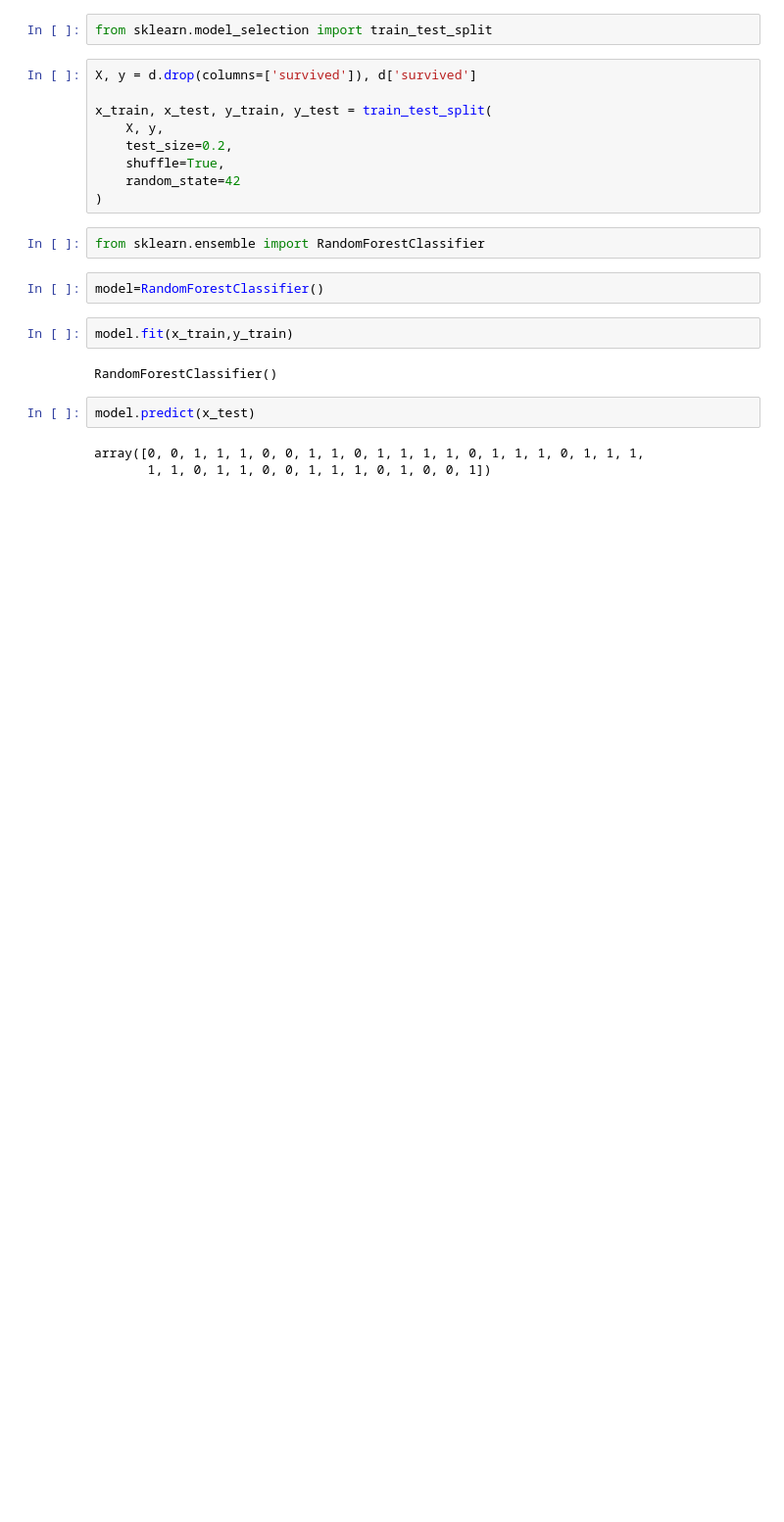
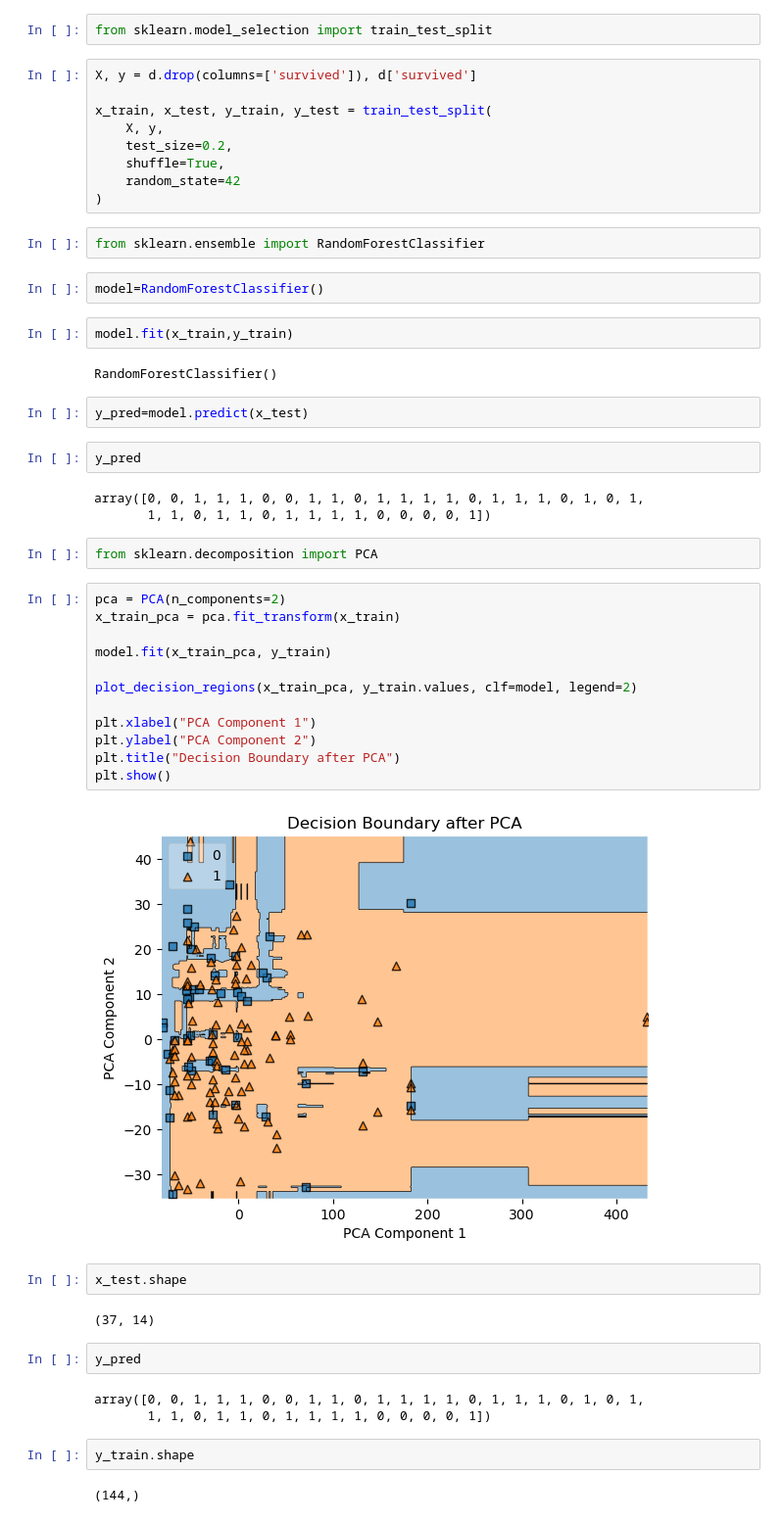
Before and after one commit to VashuTheGreat/ML-Learner, a Jupyter notebook: Backend/Untitled.ipynb, the cells around one changed output. Shown: that part at 98% size. Drawn from its saved outputs; the diff is of its cells as text; blank space fills up the shorter version.

```diff
--- a/Backend/Untitled.ipynb
+++ b/Backend/Untitled.ipynb
@@ -115,7 +115,38 @@ model.fit(x_train,y_train)
 # %% [output]
 RandomForestClassifier()
 # %%
-model.predict(x_test)
+y_pred=model.predict(x_test)
-# %% [output]
-array([0, 0, 1, 1, 1, 0, 0, 1, 1, 0, 1, 1, 1, 1, 0, 1, 1, 1, 0, 1, 1, 1,
-       1, 1, 0, 1, 1, 0, 0, 1, 1, 1, 0, 1, 0, 0, 1])
+# %%
+y_pred
+# %% [output]
+array([0, 0, 1, 1, 1, 0, 0, 1, 1, 0, 1, 1, 1, 1, 0, 1, 1, 1, 0, 1, 0, 1,
+       1, 1, 0, 1, 1, 0, 1, 1, 1, 1, 0, 0, 0, 0, 1])
+# %%
+from sklearn.decomposition import PCA
+# %%
+pca = PCA(n_components=2)
+x_train_pca = pca.fit_transform(x_train)
+
+model.fit(x_train_pca, y_train)
+
+plot_decision_regions(x_train_pca, y_train.values, clf=model, legend=2)
+
+plt.xlabel("PCA Component 1")
+plt.ylabel("PCA Component 2")
+plt.title("Decision Boundary after PCA")
+plt.show()
+# %% [output]
+[figure, added]
+# %%
+x_test.shape
+# %% [output]
+(37, 14)
+# %%
+y_pred
+# %% [output]
+array([0, 0, 1, 1, 1, 0, 0, 1, 1, 0, 1, 1, 1, 1, 0, 1, 1, 1, 0, 1, 0, 1,
+       1, 1, 0, 1, 1, 0, 1, 1, 1, 1, 0, 0, 0, 0, 1])
+# %%
+y_train.shape
+# %% [output]
+(144,)
```
Also changed, not shown: parts of 4 cells of this notebook, 3 other files.
